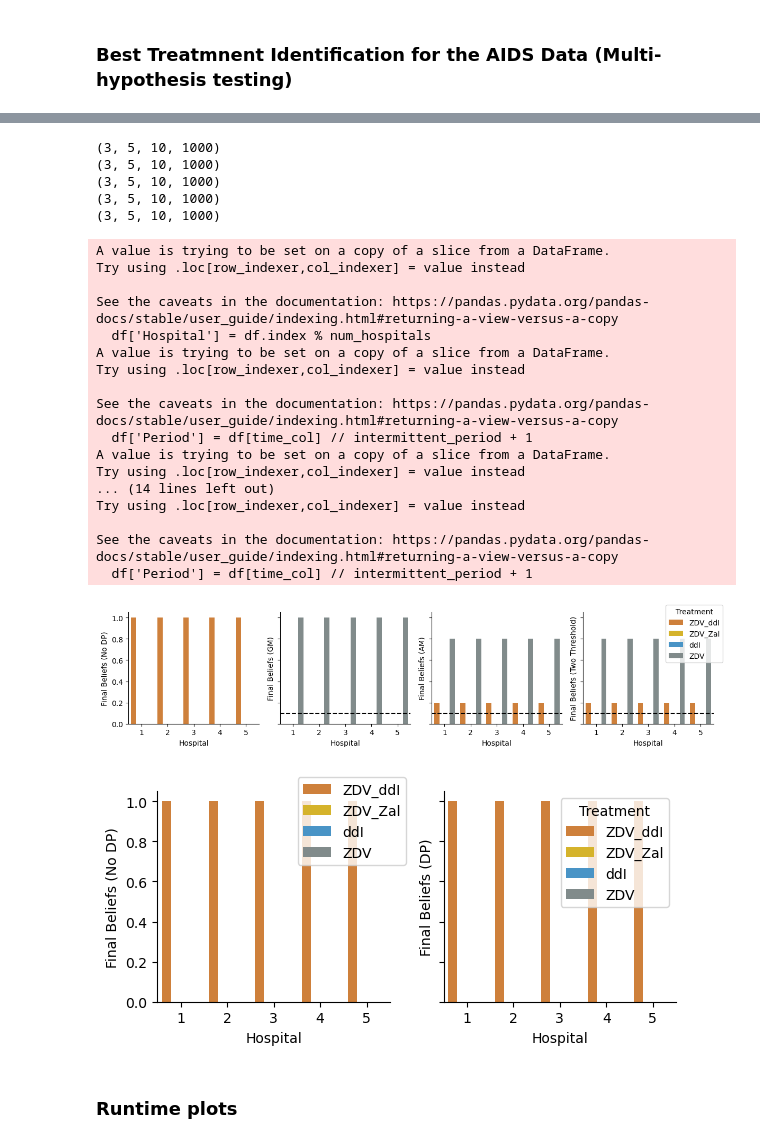
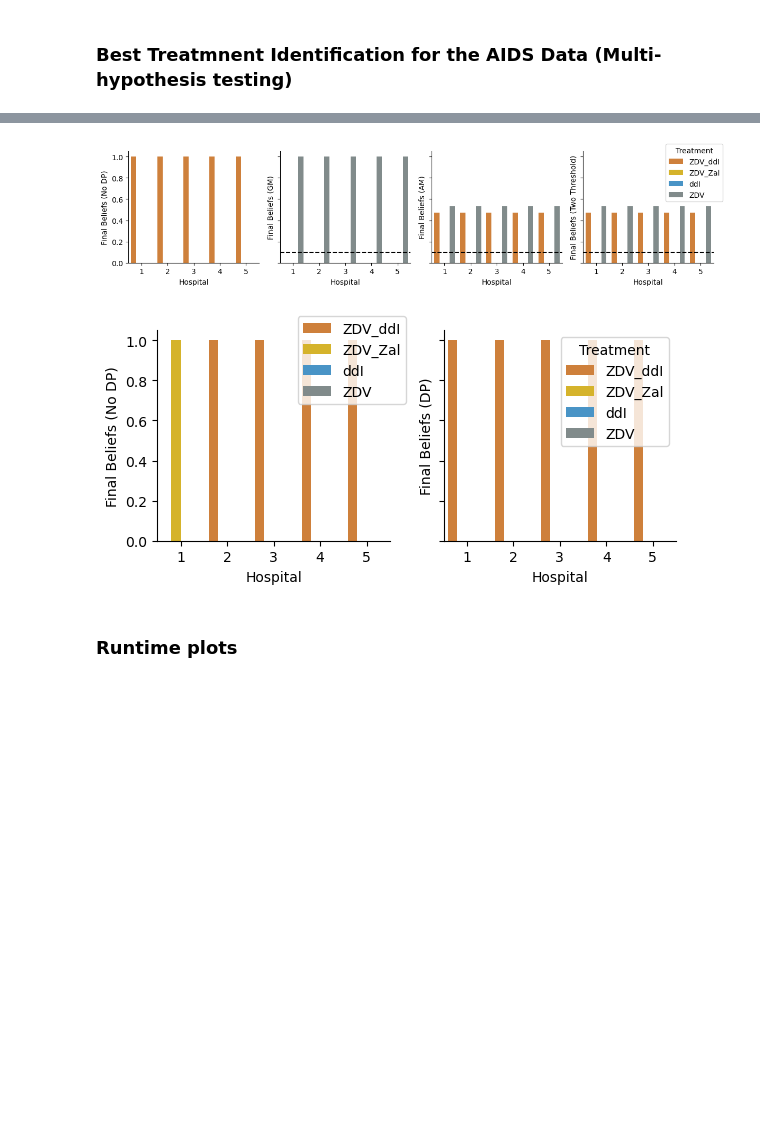
Before and after one commit to papachristoumarios/dp-social-learning, a Jupyter notebook: clinical_trials.ipynb, the cells around one changed output, grey strips where cells are left out. Cells and saved outputs as stored; diff of their text form; code cells hidden in the pictures; blank space fills up the shorter version.

Commit message:
Multiple treatments

```diff
--- a/clinical_trials.ipynb
+++ b/clinical_trials.ipynb
@@ -856,7 +889,6 @@ def distributed_survival_analysis_multi(df, num_hospitals, epsilon, alpha, beta,
         if intermittent:
             beliefs_private = to_beliefs(log_belief_ratio_private_distributed_treatments[:, i, -1])
         else:
-            print(log_belief_ratio_private_distributed_treatments.shape)
             beliefs_private_gm = to_beliefs(log_belief_ratio_private_distributed_treatments[:, i, :, -1].mean(-1))
 
             beliefs_private_am = np.zeros_like(beliefs_private_gm)
@@ -903,7 +935,7 @@ def distributed_survival_analysis_multi(df, num_hospitals, epsilon, alpha, beta,
         ax[0].legend(loc='upper right', bbox_to_anchor=(1.1, 1.1))
 
         fig.tight_layout()
-        fig.savefig(f'figures/final_beliefs_multi{suffix}.pdf', bbox_inches='tight')
+        fig.savefig(f'figures/final_beliefs_multi_ol{suffix}.pdf', bbox_inches='tight')
     else:
         fig, ax = plt.subplots(1, 4, figsize=(12, 3), sharey=True)
 
@@ -934,8 +966,8 @@ def distributed_survival_analysis_multi(df, num_hospitals, epsilon, alpha, beta,
 thres = 0.1
 rho = np.log(1/thres - 1)
 
-distributed_survival_analysis_multi(df_atsg_multi, num_hospitals=5, epsilon=0.1, alpha=0.1, beta=0.9, control=('ZDV', 0), treatments=[('ZDV_ddI', 1), ('ZDV_Zal', 2), ('ddI', 3)], G=nx.erdos_renyi_graph(5, p=0.7), time_col='time', event_col='label', alternative=np.ones(1), rho=rho, num_iterations=1000, num_runs=10)
-distributed_survival_analysis_multi(df_atsg_multi, num_hospitals=5, epsilon=0.1, alpha=0.2, beta=0.8, control=('ZDV', 0), treatments=[('ZDV_ddI', 1), ('ZDV_Zal', 2), ('ddI', 3)], G=nx.erdos_renyi_graph(5, p=0.7), time_col='time', event_col='label', alternative=np.ones(1), rho=rho, num_iterations=1000, num_runs=10, intermittent=True)
+distributed_survival_analysis_multi(df_atsg_multi, num_hospitals=5, epsilon=0.1, alpha=0.1, beta=0.9, control=('ZDV', 0), treatments=[('ZDV_ddI', 1), ('ZDV_Zal', 2), ('ddI', 3)], G=nx.erdos_renyi_graph(5, p=0.7), time_col='time', event_col='label', alternative=np.ones(1), rho=rho, num_iterations=100, num_runs=500)
+distributed_survival_analysis_multi(df_atsg_multi, num_hospitals=5, epsilon=0.1, alpha=0.2, beta=0.8, control=('ZDV', 0), treatments=[('ZDV_ddI', 1), ('ZDV_Zal', 2), ('ddI', 3)], G=nx.erdos_renyi_graph(5, p=0.7), time_col='time', event_col='label', alternative=np.ones(1), rho=rho, num_iterations=100, num_runs=10, intermittent=True)
 # %% [output]
 A value is trying to be set on a copy of a slice from a DataFrame.
 Try using .loc[row_indexer,col_indexer] = value instead
@@ -955,27 +989,5 @@ See the caveats in the documentation: https://pandas.pydata.org/pandas-docs/stab
-(3, 5, 10, 1000)
-(3, 5, 10, 1000)
-(3, 5, 10, 1000)
-(3, 5, 10, 1000)
-(3, 5, 10, 1000)
-A value is trying to be set on a copy of a slice from a DataFrame.
-Try using .loc[row_indexer,col_indexer] = value instead
-
-See the caveats in the documentation: https://pandas.pydata.org/pandas-docs/stable/user_guide/indexing.html#returning-a-view-versus-a-copy
-  df['Hospital'] = df.index % num_hospitals
-A value is trying to be set on a copy of a slice from a DataFrame.
-Try using .loc[row_indexer,col_indexer] = value instead
-
-See the caveats in the documentation: https://pandas.pydata.org/pandas-docs/stable/user_guide/indexing.html#returning-a-view-versus-a-copy
-  df['Period'] = df[time_col] // intermittent_period + 1
-A value is trying to be set on a copy of a slice from a DataFrame.
-Try using .loc[row_indexer,col_indexer] = value instead
-... (14 lines left out)
-Try using .loc[row_indexer,col_indexer] = value instead
-
-See the caveats in the documentation: https://pandas.pydata.org/pandas-docs/stable/user_guide/indexing.html#returning-a-view-versus-a-copy
-  df['Period'] = df[time_col] // intermittent_period + 1
-[figure, old version]
+[figure, new version]
-[figure, old version]
+[figure, new version]
 # %% [markdown]
 ### Runtime plots
 # %%
```
Also changed, not shown: parts of 3 cells of this notebook, 3 other files.
